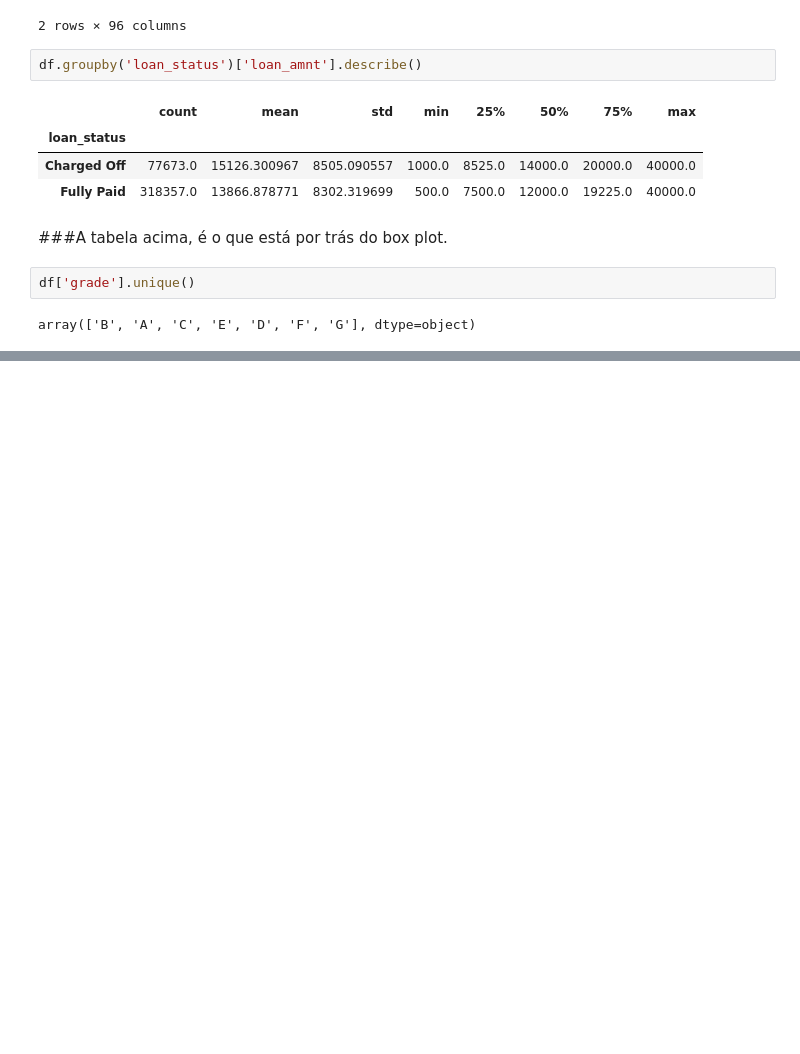
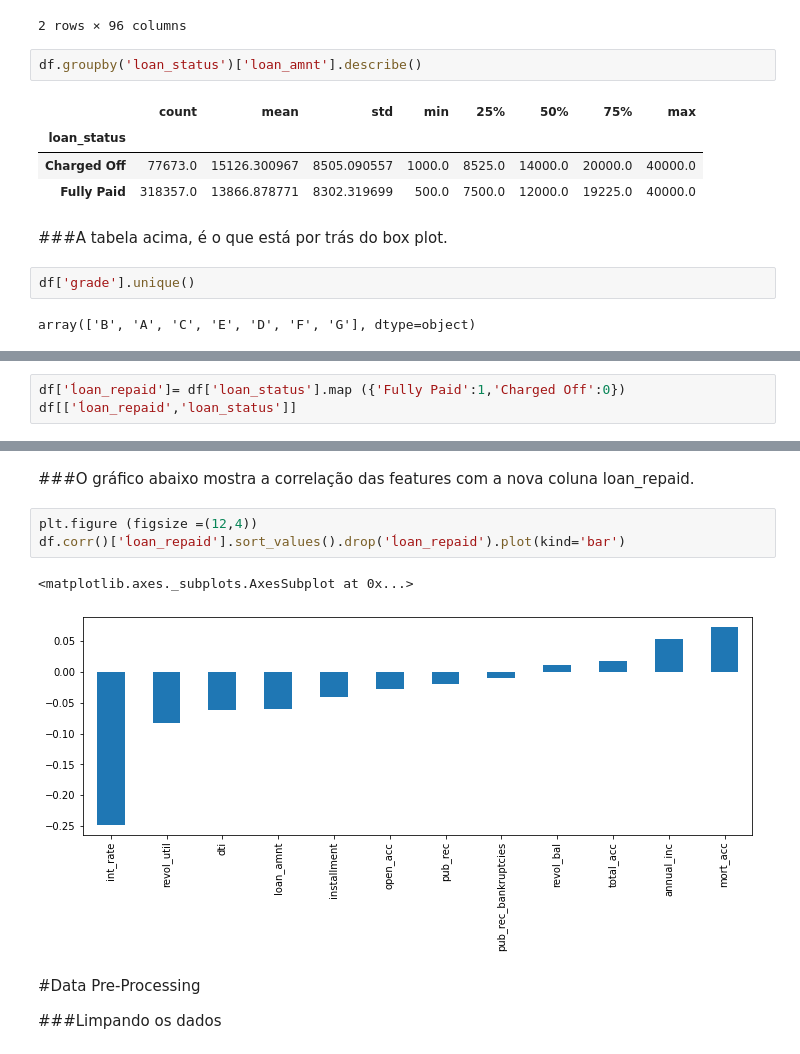
Before and after one commit to ulisses-adonis/.Artificial-neural-network--projects, a Jupyter notebook: RedeNeural_1_exemplo.ipynb, the cells around one changed output, grey strips where cells are left out. Drawn from its saved outputs; the diff is of its cells as text; blank space fills up the shorter version.

```diff
--- a/RedeNeural_1_exemplo.ipynb
+++ b/RedeNeural_1_exemplo.ipynb
@@ -128,0 +163,3 @@ array(['B', 'A', 'C', 'E', 'D', 'F', 'G'], dtype=object)
+# %%
+df['ĺoan_repaid']= df['loan_status'].map ({'Fully Paid':1,'Charged Off':0})
+df[['ĺoan_repaid','loan_status']]
@@ -128,0 +180,12 @@ array(['B', 'A', 'C', 'E', 'D', 'F', 'G'], dtype=object)
+# %% [markdown]
+###O gráfico abaixo mostra a correlação das features com a nova coluna loan_repaid.
+# %%
+plt.figure (figsize =(12,4))
+df.corr()['ĺoan_repaid'].sort_values().drop('ĺoan_repaid').plot(kind='bar')
+# %% [output]
+<matplotlib.axes._subplots.AxesSubplot at 0x...>
+[figure, added]
+# %% [markdown]
+#Data Pre-Processing
+
+###Limpando os dados
```
Also changed, not shown: parts of 128 cells of this notebook.
